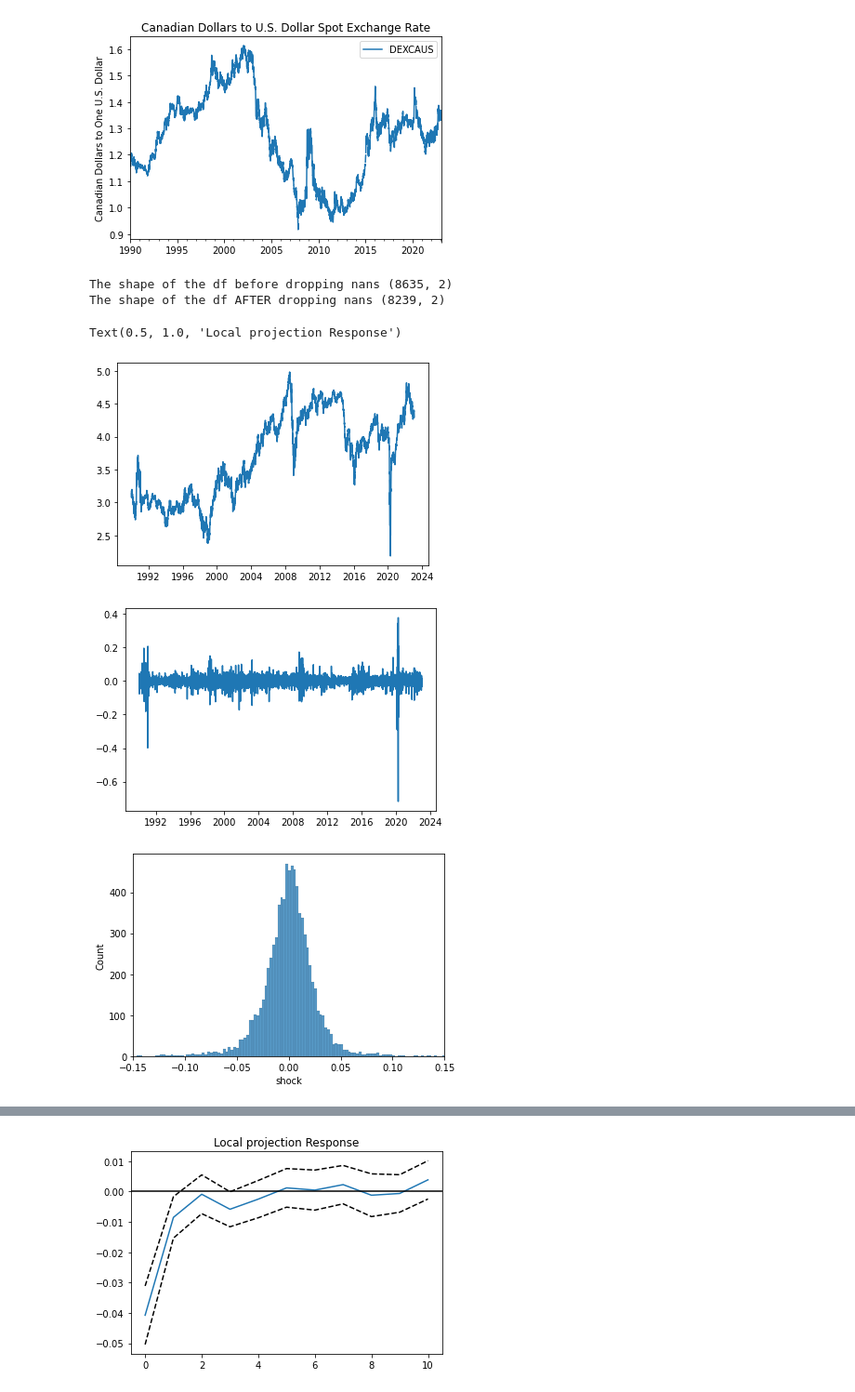
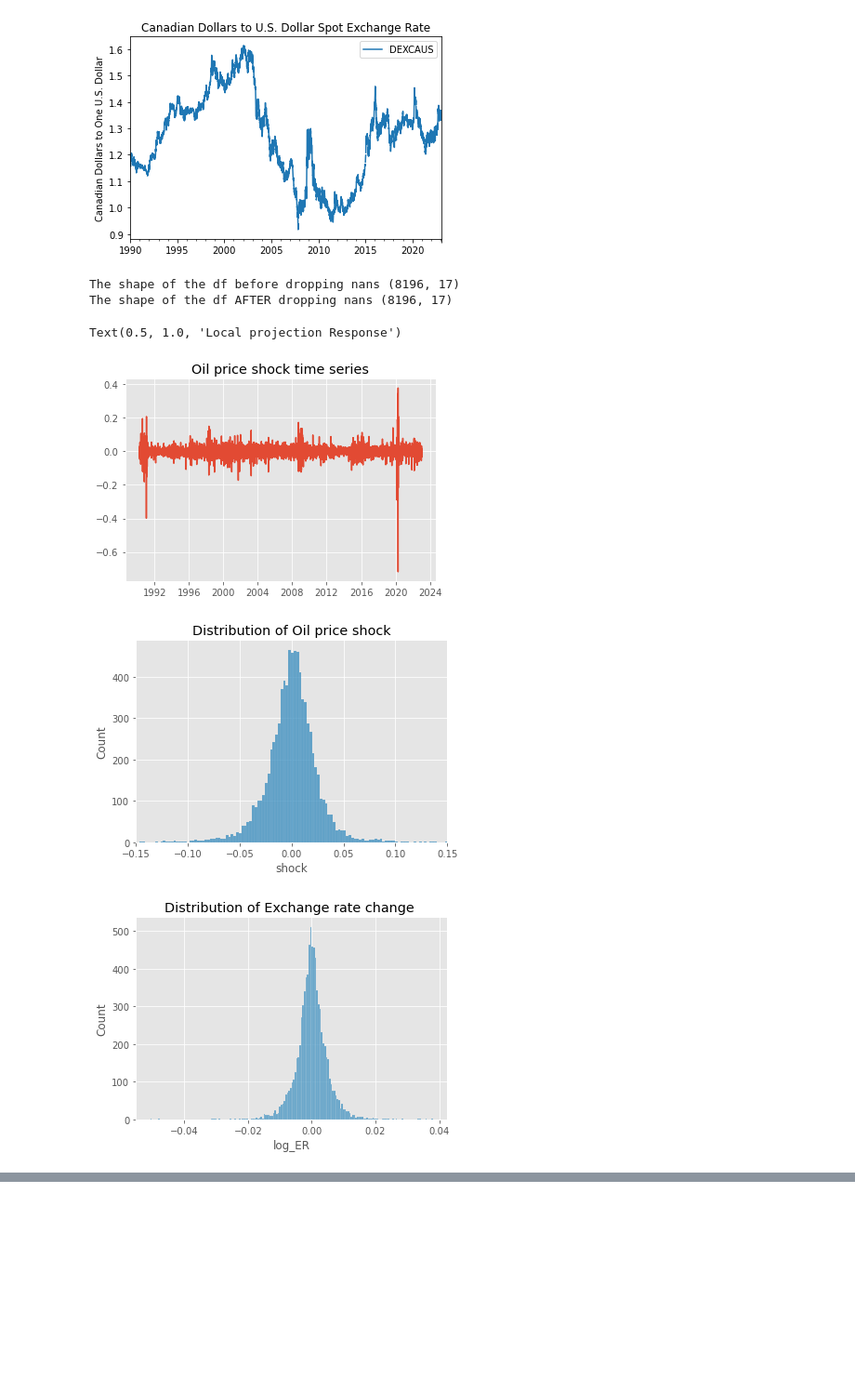
Before and after one commit to willcrossb/local_projection, a Jupyter notebook: code/oil_shocks.ipynb, the cells around one changed output, grey strips where cells are left out. Shown: that part at 93% size. Saved outputs shown, nothing was run; the diff lists cells and outputs as text; code cells hidden in the pictures; blank space fills up the shorter version.

```diff
--- a/code/oil_shocks.ipynb
+++ b/code/oil_shocks.ipynb
@@ -68,53 +75,64 @@ from statsmodels.tsa.ar_model import AutoReg
 from lppy import locproj
 from matplotlib import pyplot as plt
 import seaborn as sns
+plt.style.use('ggplot')
 
+#Drop missing obs
 print(f"The shape of the df before dropping nans {df.shape}")
 df.dropna(inplace=True)
 print(f"The shape of the df AFTER dropping nans {df.shape}")
 
+#Extract the oil shock and plot its time series
 lag_l =10
 df['log_oilprice'] = np.log(df.DCOILWTICO)
 df['log_ER'] = np.log(df.DEXCAUS)
+
+#Comptute daily percent changes
 df['log_ER'] = df['log_ER'] - df['log_ER'].shift(1)
 df.dropna(inplace=True)
 armodel = AutoReg(df.log_oilprice,lags=lag_l).fit()
 df['shock'] = df.log_oilprice - armodel.fittedvalues
 
-plt.plot(df['log_oilprice'])
-plt.figure()
+#Plot the oil price shock
+plt.plot(df['shock'])
+plt.title('Oil price shock time series')
 
-plt.plot(df['shock'])
+#Plot the distribution of the shock
 plt.figure()
 sns.histplot(df['shock'])
 plt.xlim((-.15, .15))
+plt.title('Distribution of Oil price shock')
+
+#Plot the distribution of the price change
 plt.figure()
 sns.histplot(df['log_ER'])
+plt.title('Distribution of Exchange rate change ')
 
+#Add control regressors for LP model
 control_names = []
 for i in range(1,13):
     df[f'ER_lag{i}'] = df.log_ER.shift(i)
     control_names.append(f'ER_lag{i}')
+df = df.tail(-20)
 
+#Set up the data for use with local projection
 control_names.append('shock')
-
-df = df.tail(-20)
 exog = df[control_names]
 Y = df['log_ER'].to_numpy()
 
+#Calculate local projection and plot the response
 irf = locproj(exog.to_numpy(),Y,12,10,99)
 plt.figure()
 plt.plot(irf.resp)
 plt.plot(irf.se_low,'k--')
 plt.plot(irf.se_high,'k--')
+plt.xlabel('Days after price shock')
 plt.axhline(y = 0, color = 'black', linestyle = '-')
-
-
 plt.title("Local projection Response")
 # %% [output]
-The shape of the df before dropping nans (8635, 2)
-The shape of the df AFTER dropping nans (8239, 2)
+The shape of the df before dropping nans (8196, 17)
+The shape of the df AFTER dropping nans (8196, 17)
 Text(0.5, 1.0, 'Local projection Response')
-[figure, old version]
+[figure, new version]
-[figure, old version]
+[figure, new version]
-[figure, old version]
+[figure, new version]
@@ -122 +139,0 @@ Text(0.5, 1.0, 'Local projection Response')
-[figure, removed]
```
Also changed, not shown: parts of 4 cells of this notebook, 1 other file.
